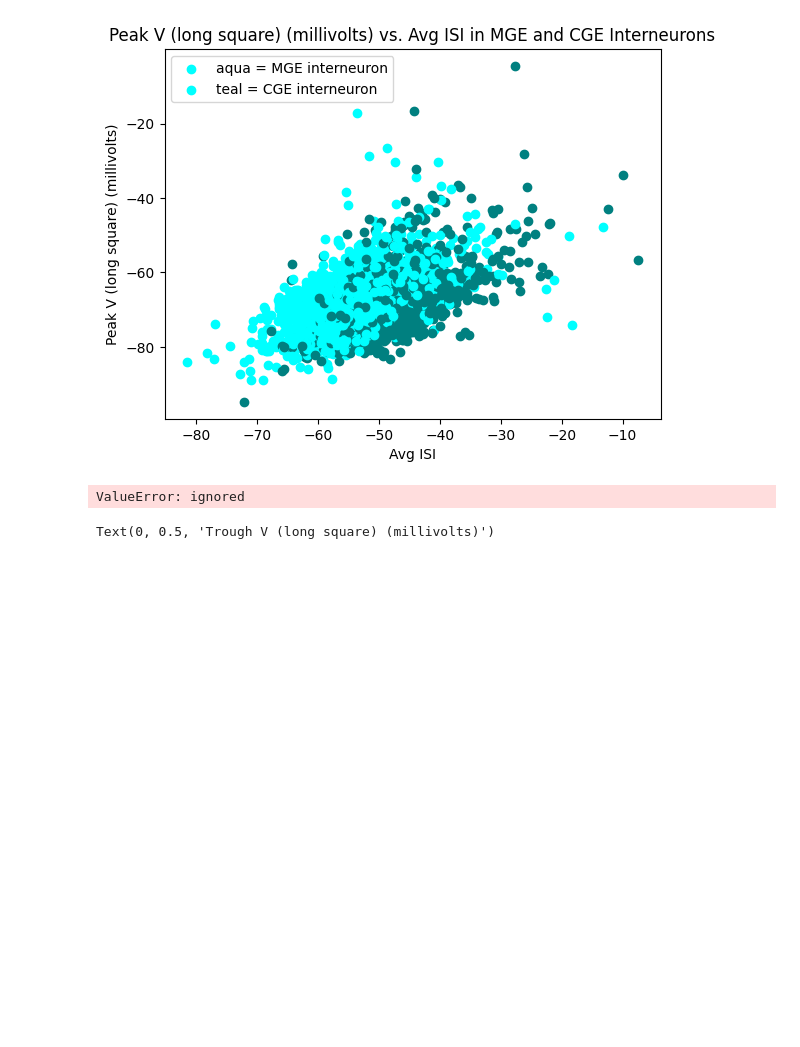
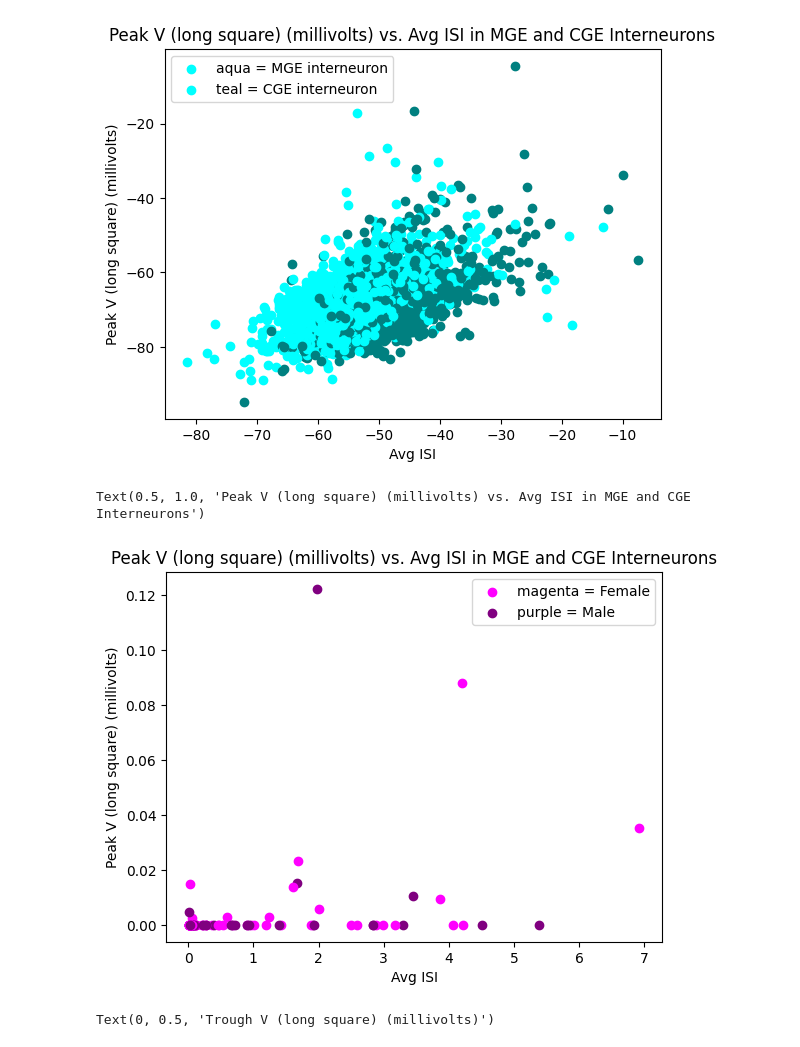
Before and after one commit to caseymacelhiney/neuro265, a Jupyter notebook: final_project.ipynb, the cells around one changed output. Saved outputs shown, nothing was run; the diff lists cells and outputs as text; code cells hidden in the pictures; blank space fills up the shorter version.

```diff
--- a/final_project.ipynb
+++ b/final_project.ipynb
@@ -113,13 +113,19 @@ plt.show()
 # %%
 patch_length2 = len(alzheimers)
 
 for i in range(patch_length2):
-  if alzheimers.iloc[3] == 'Female':
-    plt.scatter(alzheimers.iloc[2],alzheimers.iloc[3],color = "magenta")
-  if alzheimers.iloc[3] == 'Male':
-    plt.scatter(alzheimers_pathology.iloc[2],alzheimers_pathology.iloc[3],color = "purple")
+  if alzheimers.iloc[i,3] == 'Female':
+    plt.scatter(alzheimers.iloc[i,1],alzheimers.iloc[i,2],color = "magenta")
+  if alzheimers.iloc[i,3] == 'Male':
+    plt.scatter(alzheimers.iloc[i,1],alzheimers.iloc[i,2],color = "purple")
+
+plt.legend(['magenta = Female','purple = Male'])
+plt.xlabel('Avg ISI')
+plt.ylabel('Peak V (long square) (millivolts)')
+plt.title('Peak V (long square) (millivolts) vs. Avg ISI in MGE and CGE Interneurons')
 # %% [output]
-ValueError: ignored
+Text(0.5, 1.0, 'Peak V (long square) (millivolts) vs. Avg ISI in MGE and CGE Interneurons')
+[figure, added]
 # %%
 MGE_interneuron = patch_seq[patch_seq['T type class'] == 'MGE interneuron']
 CGE_interneuron = patch_seq[patch_seq['T type class'] == 'CGE interneuron']
```
